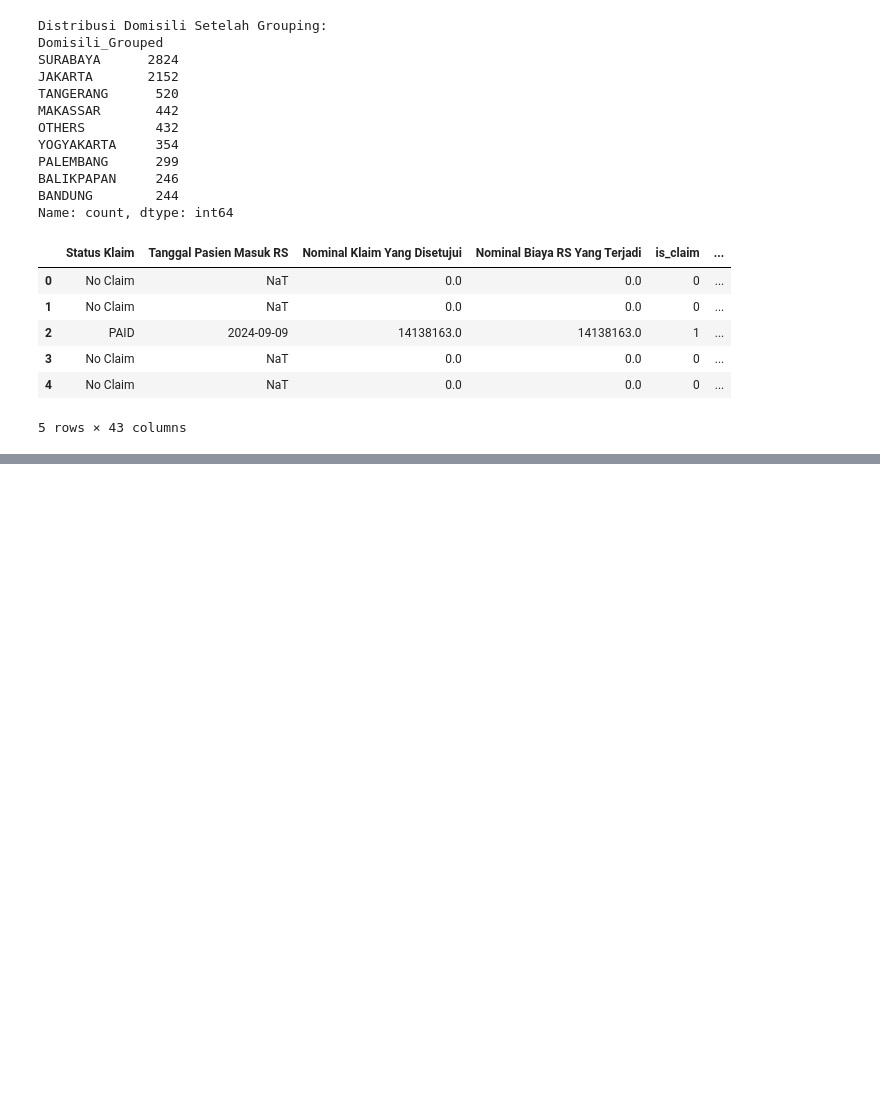
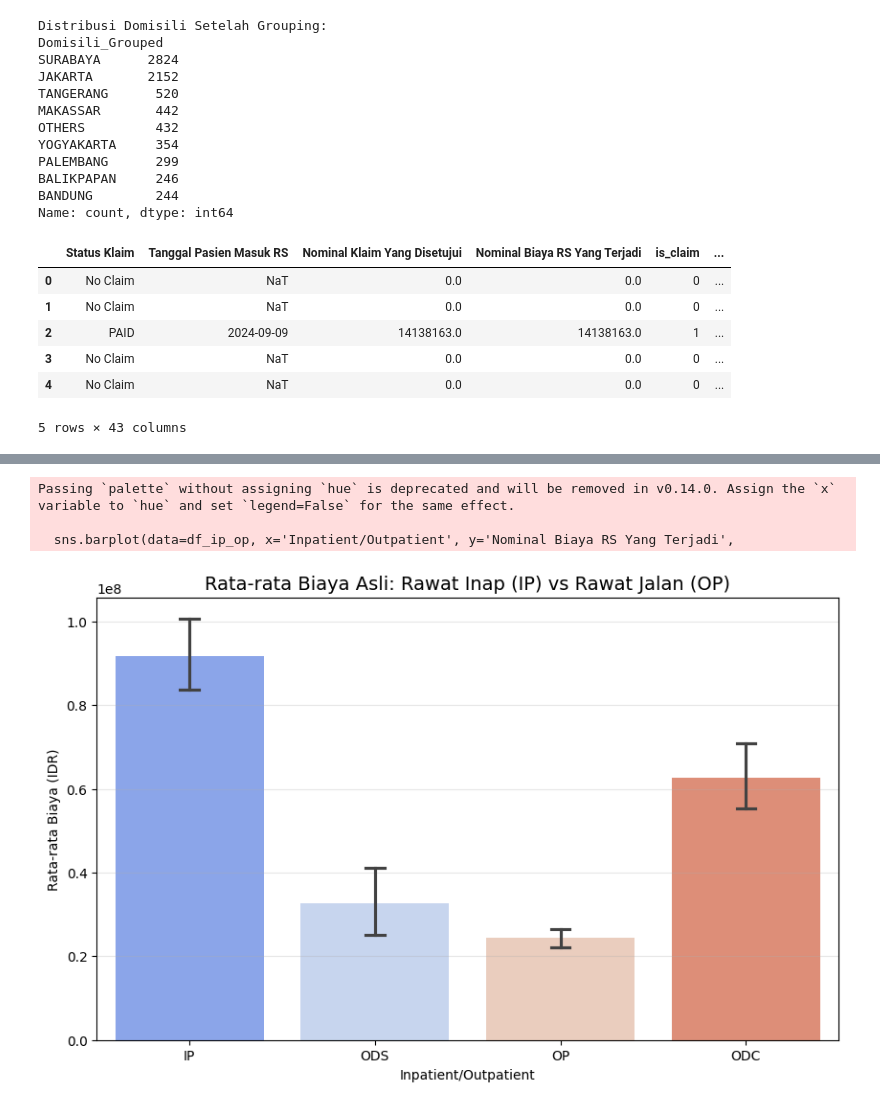
Before and after one commit to ababilkhoerulimam/insurance-claim-forecasting-mcfitb26, a Jupyter notebook: MCFITB26.ipynb, the cells around one changed output, grey strips where cells are left out. Cells and saved outputs as stored; diff of their text form; code cells hidden in the pictures; blank space fills up the shorter version.

```diff
--- a/MCFITB26.ipynb
+++ b/MCFITB26.ipynb
@@ -634,0 +813,17 @@ df_model.head()
+# %%
+plt.figure(figsize=(10, 6))
+# Filter hanya yang klaim dan bukan 'No Claim'
+df_ip_op = df_final[(df_final['is_claim'] == 1) & (df_final['Inpatient/Outpatient'] != 'No Claim')]
+
+sns.barplot(data=df_ip_op, x='Inpatient/Outpatient', y='Nominal Biaya RS Yang Terjadi',
+            estimator='mean', palette='coolwarm', capsize=.1)
+
+plt.title('Rata-rata Biaya Asli: Rawat Inap (IP) vs Rawat Jalan (OP)', fontsize=14)
+plt.ylabel('Rata-rata Biaya (IDR)')
+plt.grid(axis='y', alpha=0.3)
+plt.show()
+# %% [output]
+Passing `palette` without assigning `hue` is deprecated and will be removed in v0.14.0. Assign the `x` variable to `hue` and set `legend=False` for the same effect.
+
+  sns.barplot(data=df_ip_op, x='Inpatient/Outpatient', y='Nominal Biaya RS Yang Terjadi',
+[figure, added]
```
Also changed, not shown: parts of 12 cells of this notebook.
